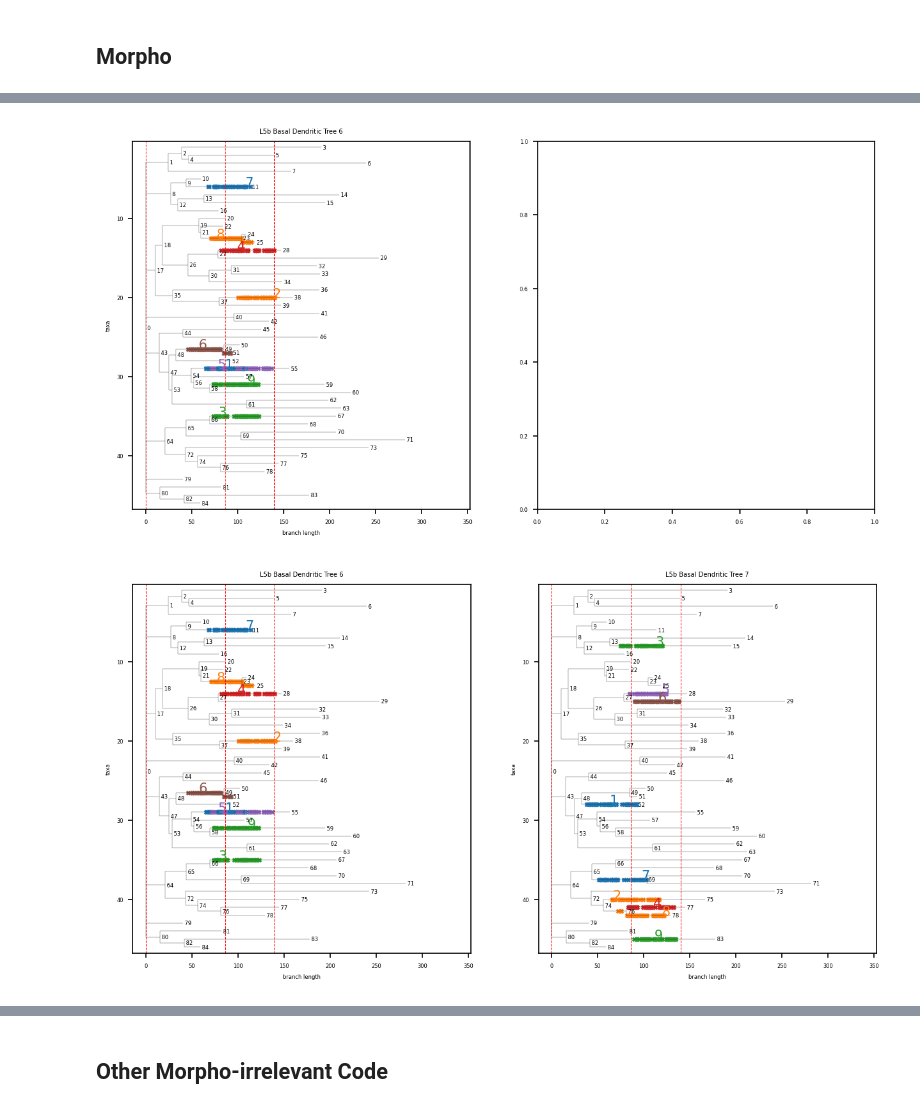
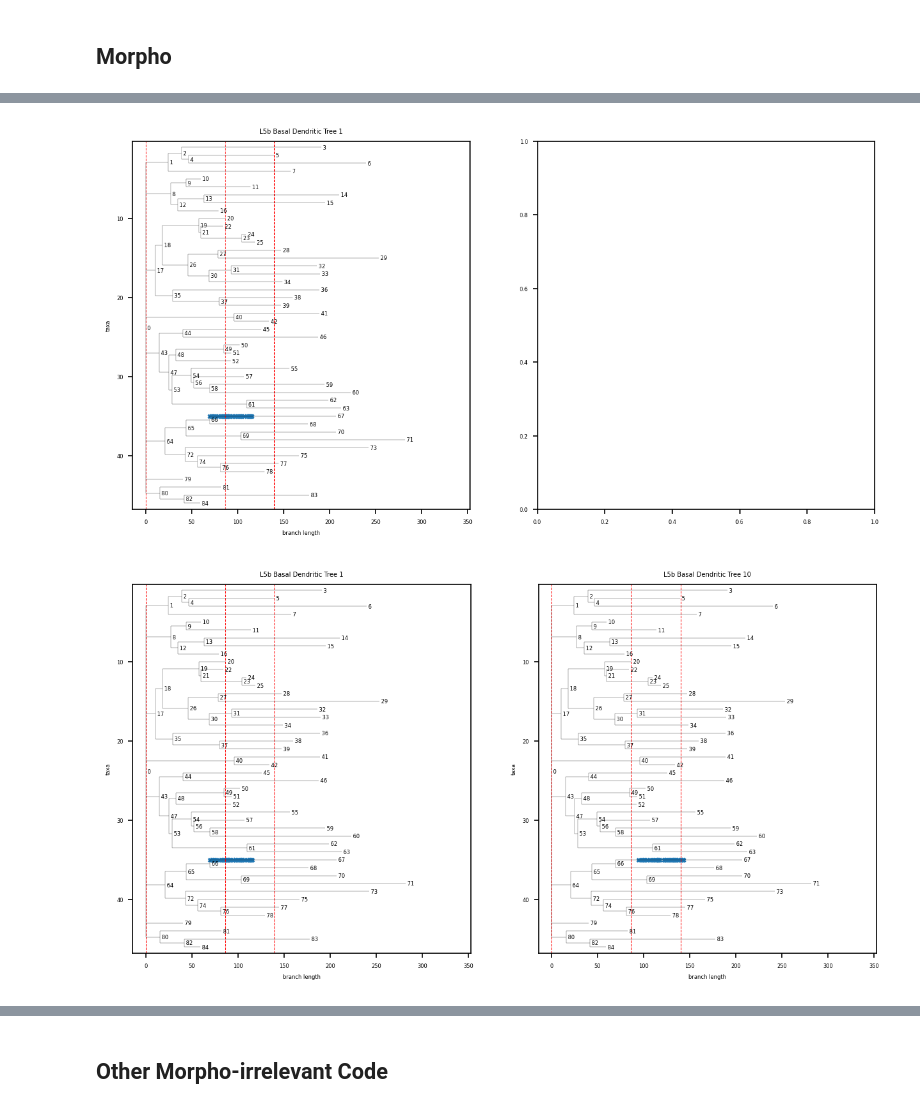
Before and after one commit to jingchengsimon/NeuronWithNetworkx, a Jupyter notebook: Polytree.ipynb, the cells around one changed output, grey strips where cells are left out. Drawn from its saved outputs; the diff is of its cells as text; code cells hidden in the pictures.

```diff
--- a/Polytree.ipynb
+++ b/Polytree.ipynb
@@ -237,42 +315,44 @@ branch_y_list.sort(key=lambda x: int(x[0].name)) # x[0]: clade (Bio.Phylo.PhyloX
 
 root_folder_path = '/G/results/simulation/'
 color_list = ['C0', 'C1', 'C2', 'C3', 'C4', 'C5']
-test_folder_path_list = ['basal_range1_clus_invitro_variedW_tau90_shifted_addNaK/11/']
+test_folder_path_list = ['basal_range1_clus_invitro_variedW_tau90_shifted_addNaK_branchtest/1/',
+                         'basal_range1_clus_invitro_variedW_tau90_shifted_addNaK_branchtest_strong/1/']
 
 for test_folder_path in test_folder_path_list:
     # fig = plt.figure(figsize=(5, 5), dpi=150)
         # axes = fig.add_subplot(1, 1, 1)
-    folder_idx_list = [6, 7]
+    folder_idx_list = [1, 10]
     fig, axes = plt.subplots(1, len(folder_idx_list), figsize=(5*len(folder_idx_list), 5), dpi=150)
     for ax, folder_idx in zip(axes, folder_idx_list):
 
         ax.axvline(x=0, color="red", linestyle="--", linewidth=0.5)
         ax.axvline(x=86, color="red", linestyle="--", linewidth=0.5)
         ax.axvline(x=140, color="red", linestyle="--", linewidth=0.5)
         ax.set_title(f"L5b Basal Dendritic Tree {folder_idx}")
 
         section_synapse_df = pd.read_csv(root_folder_path + test_folder_path + f'{folder_idx}/section_synapse_df.csv')
         clus_section_df = section_synapse_df[(section_synapse_df['type'] == 'C')]
 
         txt_flag_list = [False] * 9
         for _, sec in clus_section_df.iterrows():
             section_id, loc, clus_id = sec['section_id_synapse'], sec['loc'], sec['cluster_id']
             branch = next((clade for num, clade in branch_list if num == section_id), None)
             if branch:
                 x = depths.get(branch, 0)  # 获取分支的 x 轴坐标
                 y = branch_y_list[section_id][1]  # 获取分支的 y 轴坐标
                 branch_len = branch_y_list[section_id][0].branch_length
                 # print(f"Branch {section_id}: x = {x}, y = {y}, branch_length = {branch_len}")
                 ax.scatter(x-(1-loc)*branch_len, y, color=color_list[clus_id%6], marker="x", s=7)
-                if not txt_flag_list[clus_id]:
-                    ax.text(x-(1-loc)*branch_len, y, f'{clus_id+1}', fontsize=10, color=color_list[clus_id%6])
-                    txt_flag_list[clus_id] = True
+
+                # if not txt_flag_list[clus_id]:
+                #     ax.text(x-(1-loc)*branch_len, y, f'{clus_id+1}', fontsize=10, color=color_list[clus_id%6])
+                #     txt_flag_list[clus_id] = True
 
         for clade in tree.find_clades():
             clade.width = 0.1  # Adjust branch width globally
 
         plt.sca(ax)
         Phylo.draw(tree, axes=ax)
 # %% [output]
-[figure, old version]
+[figure, new version]
-[figure, old version]
+[figure, new version]
```
Also changed, not shown: parts of 6 cells of this notebook, 11 other files.
